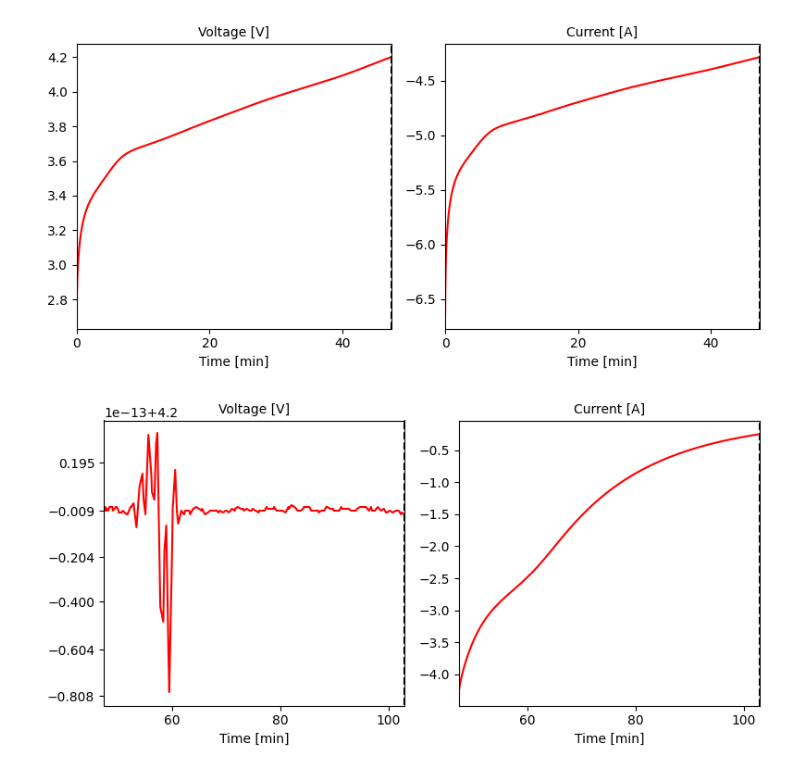
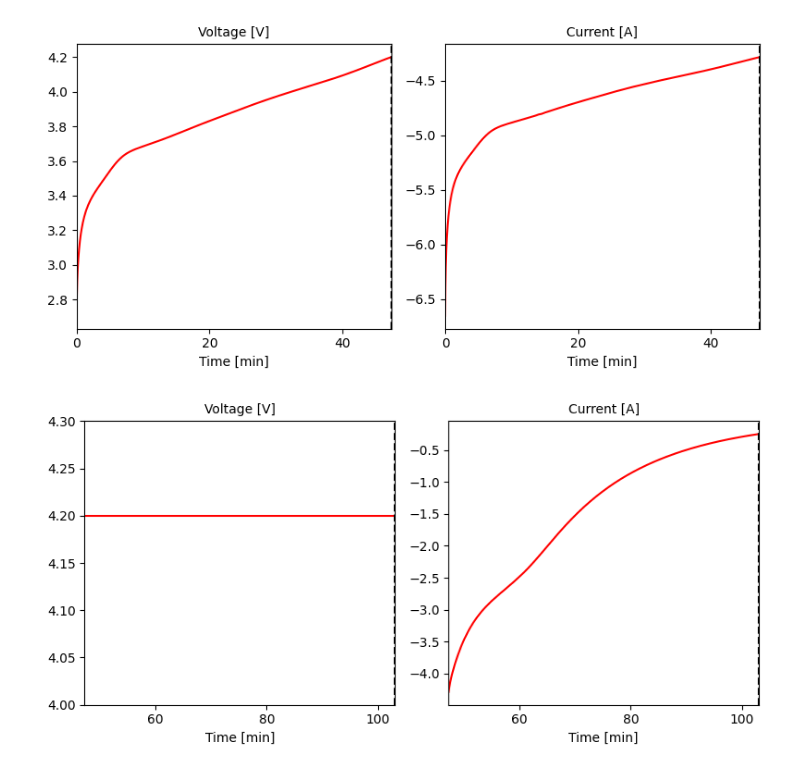
Before and after one commit to halbul01/Pybamm-Samples, a Jupyter notebook: 06_Run-Experiments_CPCV_03.ipynb, the cells around one changed output. Drawn from its saved outputs; the diff is of its cells as text; code cells hidden in the pictures.

```diff
--- a/06_Run-Experiments_CPCV_03.ipynb
+++ b/06_Run-Experiments_CPCV_03.ipynb
@@ -58,7 +39,7 @@ qp_CP.plot(qp_CP.max_t) # Plot the voltage and current over time for the constan
 [figure]
 # %%
 CV_Phase = sim.solution.cycles[1] # Get the constant voltage phase of the charging cycle with 4.2V
-qp_CV = pybamm.QuickPlot(CV_Phase,output_variables=["Voltage [V]", "Current [A]"], time_unit="minutes")
+qp_CV = pybamm.QuickPlot(CV_Phase,output_variables=["Voltage [V]", "Current [A]"], time_unit="minutes", variable_limits={"Voltage [V]": (4.0, 4.3)})
 qp_CV.plot(qp_CV.max_t) # Plot the voltage and current over time for the constant voltage with 4.2V
 # %% [output]
-[figure, old version]
+[figure, new version]
```
Also changed, not shown: parts of 2 cells of this notebook.
